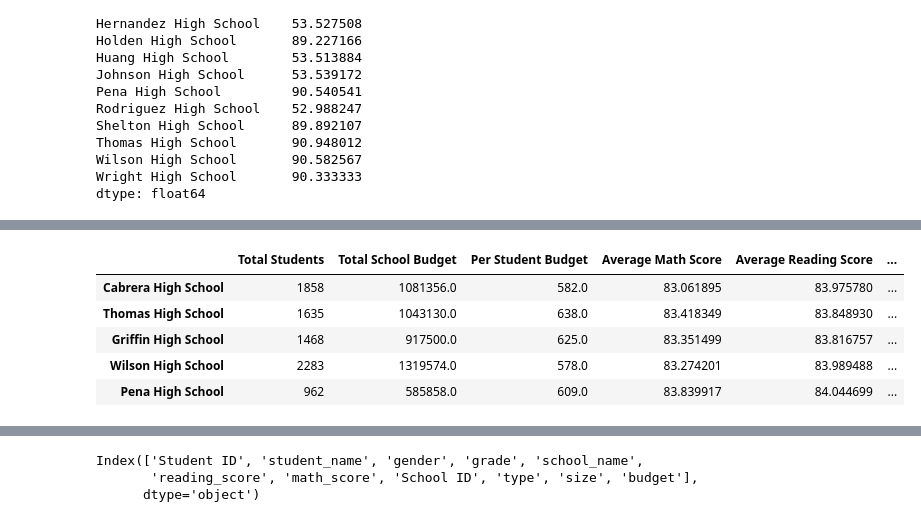
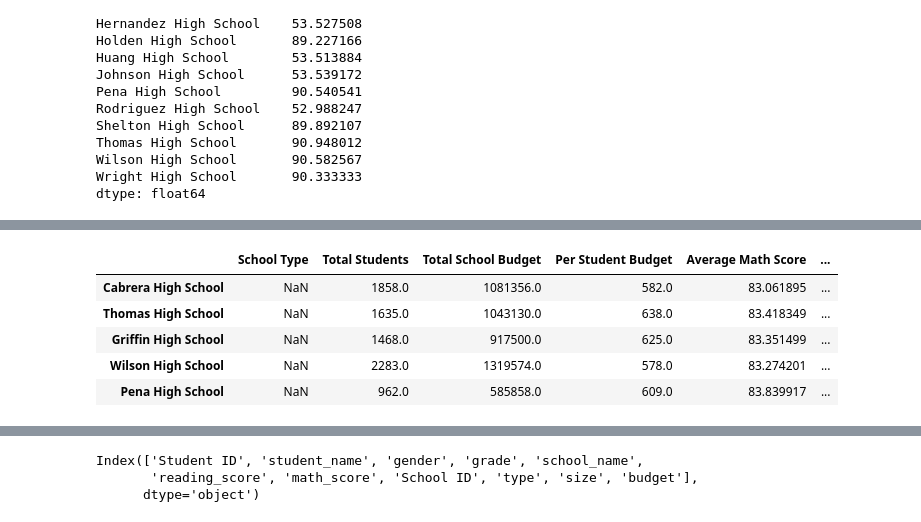
Before and after one commit to rchascall/pandas-challenge, a Jupyter notebook: PyCitySchools/PyCitySchools.ipynb, the cells around one changed output, grey strips where cells are left out. Saved outputs shown, nothing was run; the diff lists cells and outputs as text; code cells hidden in the pictures.

```diff
--- a/PyCitySchools/PyCitySchools.ipynb
+++ b/PyCitySchools/PyCitySchools.ipynb
@@ -420,19 +408,19 @@ overall_school_summary_df
 | Wright High School | 1800 | 1049400.0 | 583.0 | 83.682222 | 83.955000 | ... |
 # %%
 # School Summary Top Performing
-overall_school_summary_df = pd.DataFrame({"Total Students": per_school_total_students, "Total School Budget": per_school_budget,
+overall_school_summary_df = pd.DataFrame({"School Type": school_type, "Total Students": per_school_total_students, "Total School Budget": per_school_budget,
                                 "Per Student Budget": per_school_capita, "Average Math Score": avg_math_score, "Average Reading Score": avg_reading_score,
                                 "% Passing Math": per_school_overall_passing_math, "% Passing Reading": per_school_overall_passing_reading,
                                 "% Overall Passing": overall_passing_pct
                                 })
 overall_school_summary_df.sort_values(by="% Overall Passing", ascending=False).head(5)
 # %% [output]
-|  | Total Students | Total School Budget | Per Student Budget | Average Math Score | Average Reading Score | ... |
-| Cabrera High School | 1858 | 1081356.0 | 582.0 | 83.061895 | 83.975780 | ... |
-| Thomas High School | 1635 | 1043130.0 | 638.0 | 83.418349 | 83.848930 | ... |
-| Griffin High School | 1468 | 917500.0 | 625.0 | 83.351499 | 83.816757 | ... |
-| Wilson High School | 2283 | 1319574.0 | 578.0 | 83.274201 | 83.989488 | ... |
-| Pena High School | 962 | 585858.0 | 609.0 | 83.839917 | 84.044699 | ... |
+|  | School Type | Total Students | Total School Budget | Per Student Budget | Average Math Score | ... |
+| Cabrera High School | NaN | 1858.0 | 1081356.0 | 582.0 | 83.061895 | ... |
+| Thomas High School | NaN | 1635.0 | 1043130.0 | 638.0 | 83.418349 | ... |
+| Griffin High School | NaN | 1468.0 | 917500.0 | 625.0 | 83.351499 | ... |
+| Wilson High School | NaN | 2283.0 | 1319574.0 | 578.0 | 83.274201 | ... |
+| Pena High School | NaN | 962.0 | 585858.0 | 609.0 | 83.839917 | ... |
 # %%
 # School Summary Bottom Performing
 #overall_school_summary_df.loc[:, "Total School Budget"] = '$' + overall_school_summary_df["Total School Budget"].map('{:,.2f}'.format)
```
Also changed, not shown: parts of 15 cells of this notebook.
